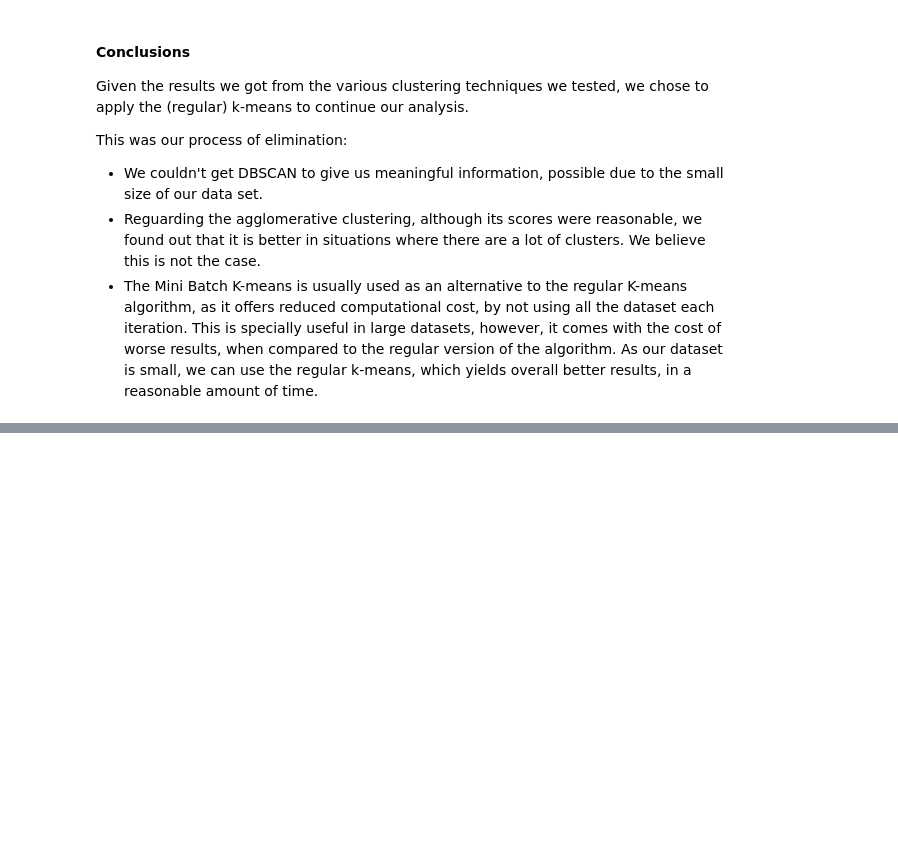
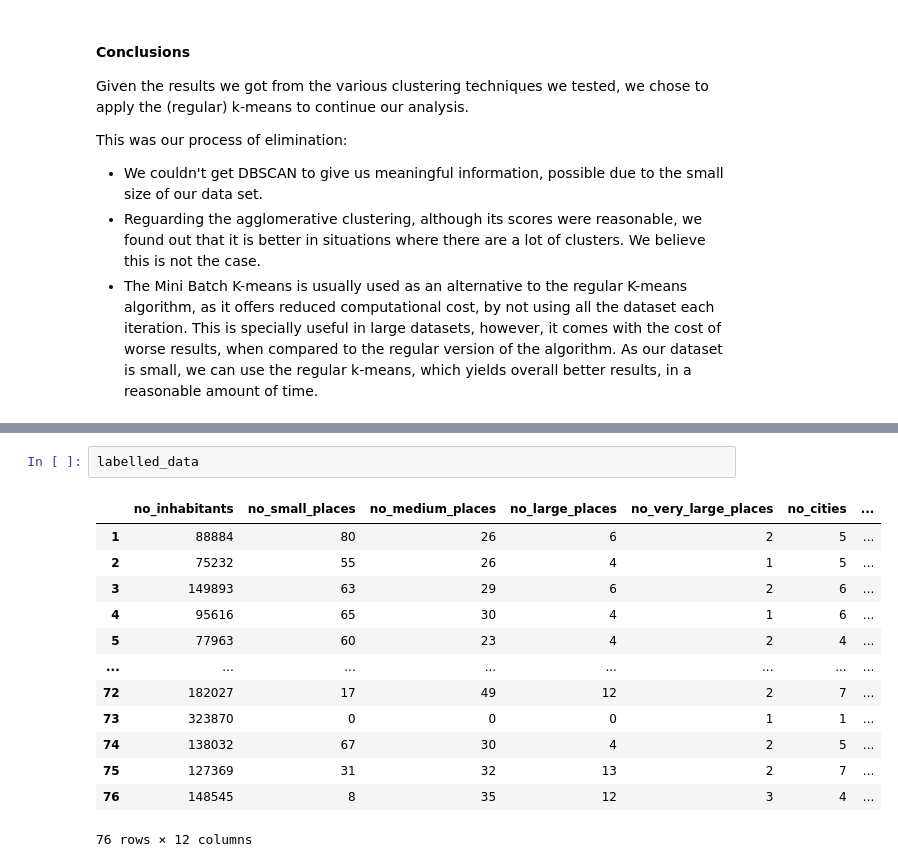
Before and after one commit to joaonmatos/feup-machine-learning, a Jupyter notebook: analysis/districts.ipynb, the cells around one changed output, grey strips where cells are left out. Saved outputs shown, nothing was run; the diff lists cells and outputs as text; blank space fills up the shorter version.

```diff
--- a/analysis/districts.ipynb
+++ b/analysis/districts.ipynb
@@ -333,0 +350,16 @@ This was our process of elimination:
+# %%
+labelled_data
+# %% [output]
+|  | no_inhabitants | no_small_places | no_medium_places | no_large_places | no_very_large_places | no_cities | ... |
+| 1 | 88884 | 80 | 26 | 6 | 2 | 5 | ... |
+| 2 | 75232 | 55 | 26 | 4 | 1 | 5 | ... |
+| 3 | 149893 | 63 | 29 | 6 | 2 | 6 | ... |
+| 4 | 95616 | 65 | 30 | 4 | 1 | 6 | ... |
+| 5 | 77963 | 60 | 23 | 4 | 2 | 4 | ... |
+| ... | ... | ... | ... | ... | ... | ... | ... |
+| 72 | 182027 | 17 | 49 | 12 | 2 | 7 | ... |
+| 73 | 323870 | 0 | 0 | 0 | 1 | 1 | ... |
+| 74 | 138032 | 67 | 30 | 4 | 2 | 5 | ... |
+| 75 | 127369 | 31 | 32 | 13 | 2 | 7 | ... |
+| 76 | 148545 | 8 | 35 | 12 | 3 | 4 | ... |
+76 rows × 12 columns
```
Also changed, not shown: parts of 8 cells of this notebook, 1 other file.
